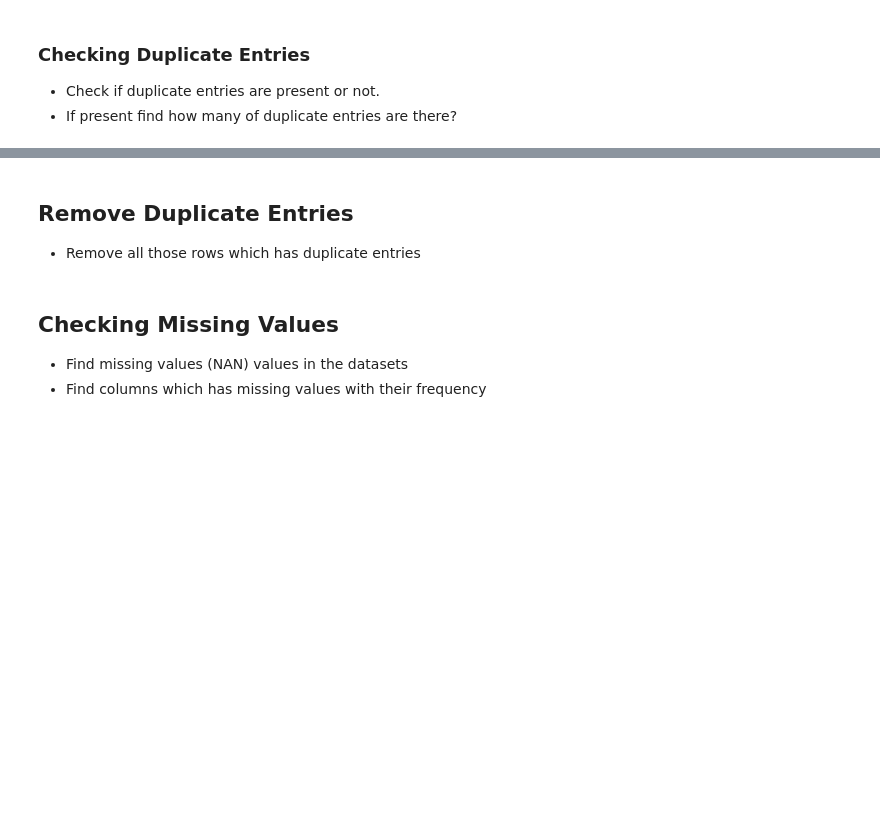
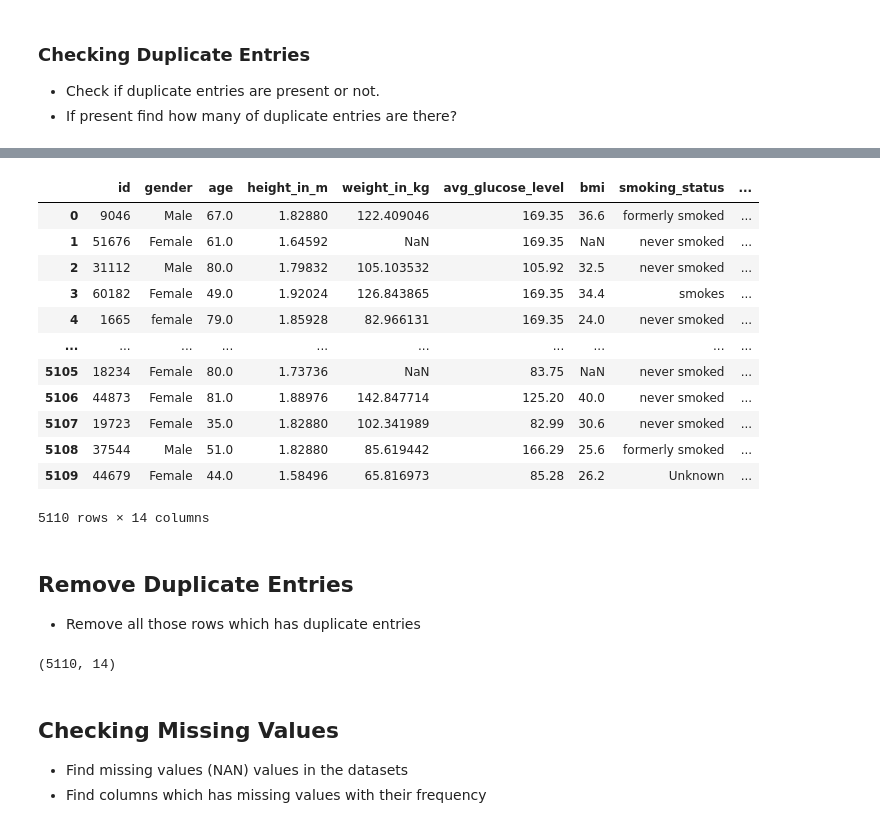
Before and after one commit to Neha-Shrestha/AI-Fellowship-Data-Wrangling, a Jupyter notebook: AI_FELLOWSHIP_Student_Notebook_Pandas_Data_Wrangling.ipynb, the cells around one changed output, grey strips where cells are left out. Cells and saved outputs as stored; diff of their text form; code cells hidden in the pictures; blank space fills up the shorter version.

```diff
--- a/AI_FELLOWSHIP_Student_Notebook_Pandas_Data_Wrangling.ipynb
+++ b/AI_FELLOWSHIP_Student_Notebook_Pandas_Data_Wrangling.ipynb
@@ -369,11 +403,30 @@ df.loc[(df['gender']=="Female") & (df['smoking_status']=="smokes")]
 # %%
 ## write your code here
+df[~df.duplicated()]
+# %% [output]
+|  | id | gender | age | height_in_m | weight_in_kg | avg_glucose_level | bmi | smoking_status | ... |
+| 0 | 9046 | Male | 67.0 | 1.82880 | 122.409046 | 169.35 | 36.6 | formerly smoked | ... |
+| 1 | 51676 | Female | 61.0 | 1.64592 | NaN | 169.35 | NaN | never smoked | ... |
+| 2 | 31112 | Male | 80.0 | 1.79832 | 105.103532 | 105.92 | 32.5 | never smoked | ... |
+| 3 | 60182 | Female | 49.0 | 1.92024 | 126.843865 | 169.35 | 34.4 | smokes | ... |
+| 4 | 1665 | female | 79.0 | 1.85928 | 82.966131 | 169.35 | 24.0 | never smoked | ... |
+| ... | ... | ... | ... | ... | ... | ... | ... | ... | ... |
+| 5105 | 18234 | Female | 80.0 | 1.73736 | NaN | 83.75 | NaN | never smoked | ... |
+| 5106 | 44873 | Female | 81.0 | 1.88976 | 142.847714 | 125.20 | 40.0 | never smoked | ... |
+| 5107 | 19723 | Female | 35.0 | 1.82880 | 102.341989 | 82.99 | 30.6 | never smoked | ... |
+| 5108 | 37544 | Male | 51.0 | 1.82880 | 85.619442 | 166.29 | 25.6 | formerly smoked | ... |
+| 5109 | 44679 | Female | 44.0 | 1.58496 | 65.816973 | 85.28 | 26.2 | Unknown | ... |
+5110 rows × 14 columns
 # %% [markdown]
 ## Remove Duplicate Entries
 
 - Remove all those rows which has duplicate entries
 # %%
 ## write your code here
+df= df[~df.duplicated()]
+print(df.shape)
+# %% [output]
+(5110, 14)
 # %%
 ## write your code here
 # %% [markdown]
```
Also changed, not shown: parts of 25 cells of this notebook.
